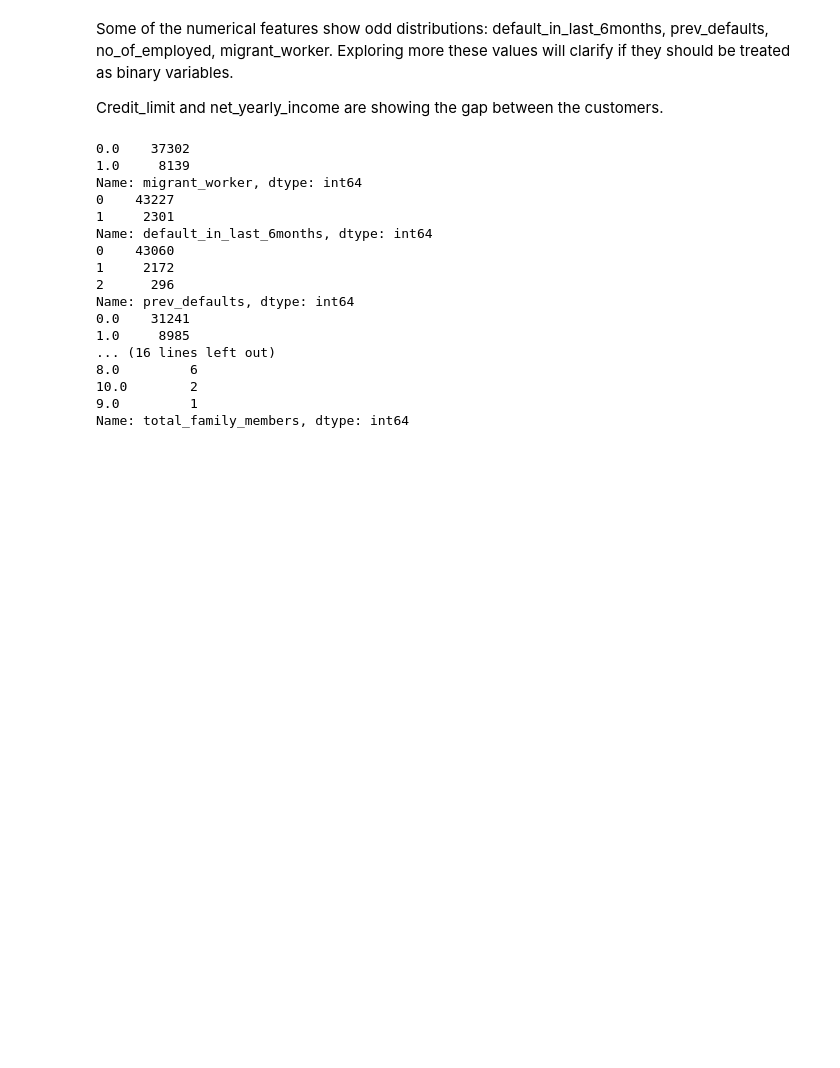
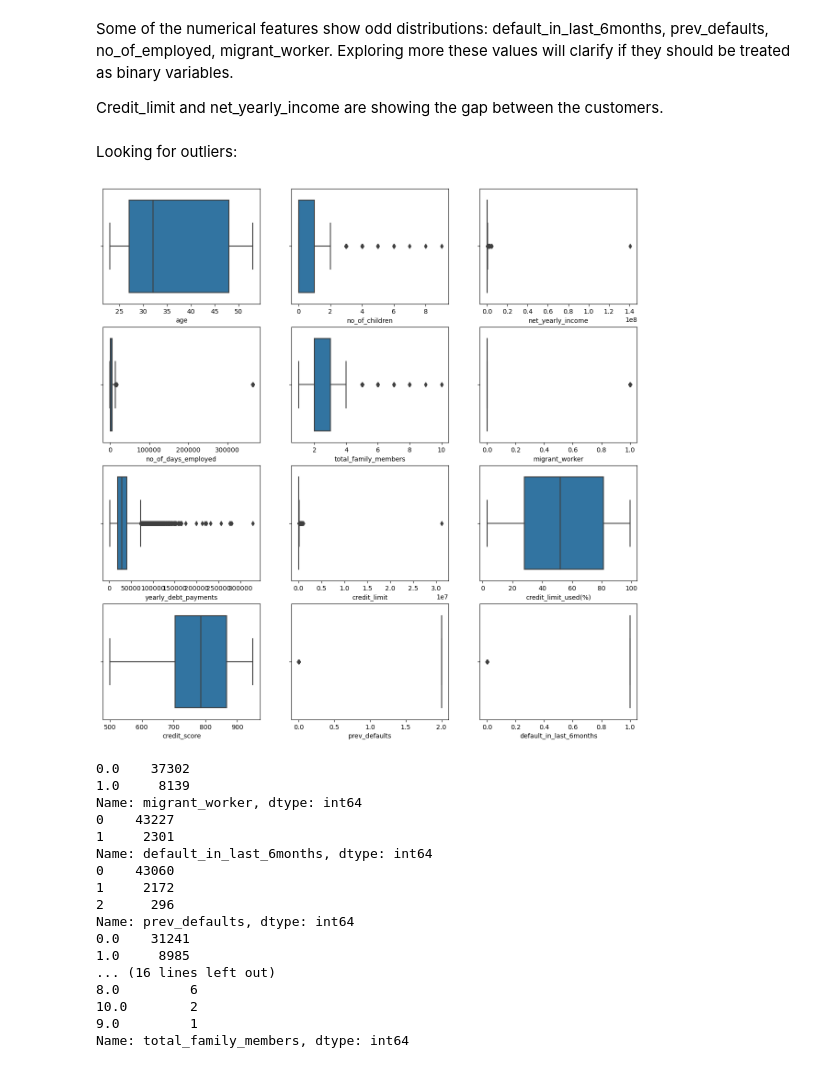
Before and after one commit to CamiloDS16/Project-2-AmEx-Credit-Card-Default-, a Jupyter notebook: Project-2-AmEx-Credit-Card-Default-/notebooks/data_wrangling_2capstone.ipynb, the cells around one changed output. Drawn from its saved outputs; the diff is of its cells as text; code cells hidden in the pictures; blank space fills up the shorter version.

Commit message:
evaluation for outliers included

```diff
--- a/Project-2-AmEx-Credit-Card-Default-/notebooks/data_wrangling_2capstone.ipynb
+++ b/Project-2-AmEx-Credit-Card-Default-/notebooks/data_wrangling_2capstone.ipynb
@@ -315,6 +316,16 @@ See the caveats in the documentation: https://pandas.pydata.org/pandas-docs/stab
 Some of the numerical features show odd distributions: default_in_last_6months, prev_defaults, no_of_employed, migrant_worker. Exploring more these values will clarify if they should be treated as binary variables.
 
 Credit_limit and net_yearly_income are showing the gap between the customers.
+# %% [markdown]
+Looking for outliers:
+# %%
+plt.figure(figsize=(15,15))
+for i in enumerate(numerical_data.columns):
+    plt.subplot(4,3,i[0]+1)
+    sns.boxplot(data=numerical_data[i[1]], x=numerical_data[i[1]])
+    plt.xlabel(i[1])
+# %% [output]
+[figure, added]
 # %%
 for i in (numerical_data[['migrant_worker', 'default_in_last_6months', 'prev_defaults','no_of_children', 'total_family_members']].columns):
         print(numerical_data[i].value_counts())
```
Also changed, not shown: parts of 1 cell of this notebook.
